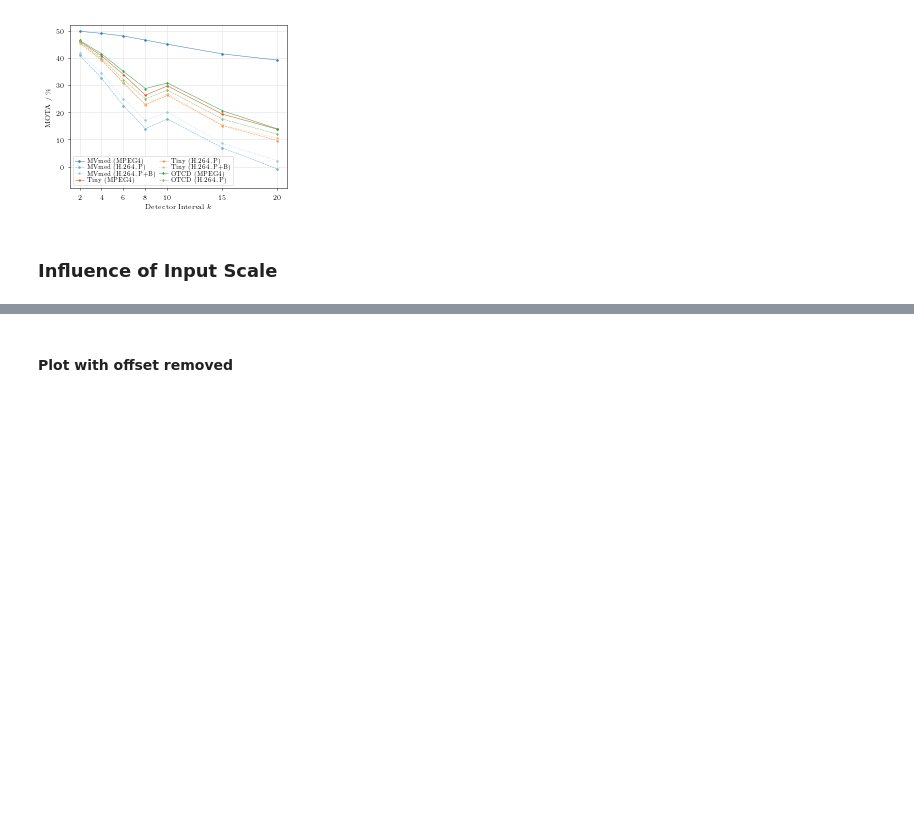
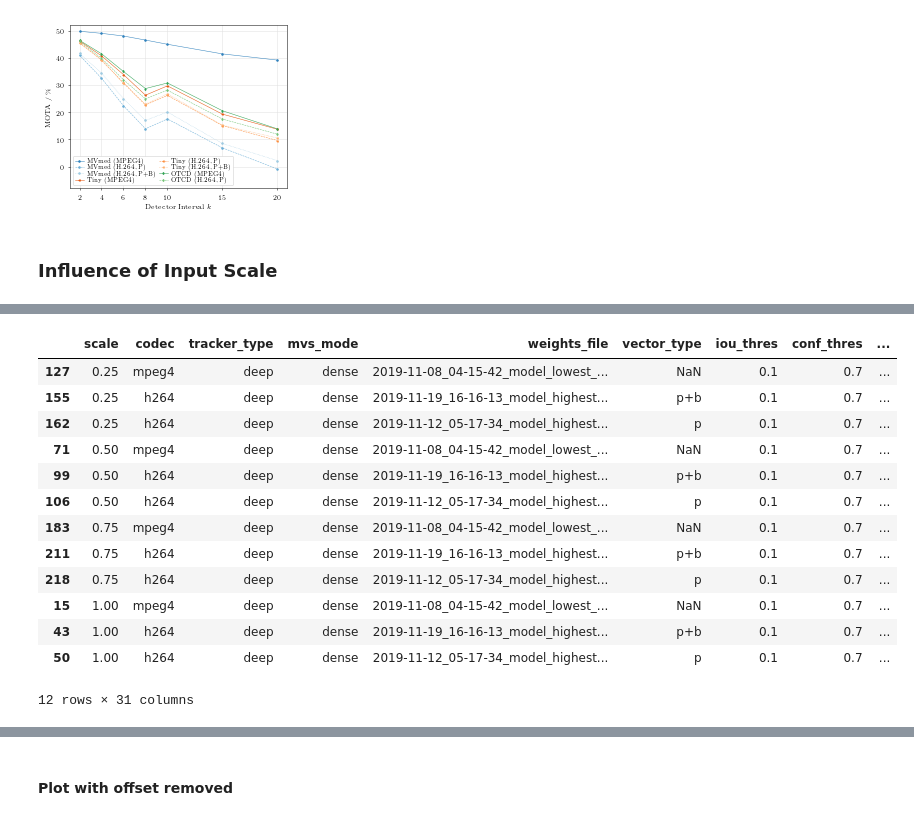
Before and after one commit to lukasbommes-unfinished-projects/mv-tracker, a Jupyter notebook: infos/paper/Plots.ipynb, the cells around one changed output, grey strips where cells are left out. Cells and saved outputs as stored; diff of their text form; code cells hidden in the pictures; blank space fills up the shorter version.

```diff
--- a/infos/paper/Plots.ipynb
+++ b/infos/paper/Plots.ipynb
@@ -176,0 +106,17 @@ plt.show()
+# %%
+deep_dense
+# %% [output]
+|  | scale | codec | tracker_type | mvs_mode | weights_file | vector_type | iou_thres | conf_thres | ... |
+| 127 | 0.25 | mpeg4 | deep | dense | 2019-11-08_04-15-42_model_lowest_... | NaN | 0.1 | 0.7 | ... |
+| 155 | 0.25 | h264 | deep | dense | 2019-11-19_16-16-13_model_highest... | p+b | 0.1 | 0.7 | ... |
+| 162 | 0.25 | h264 | deep | dense | 2019-11-12_05-17-34_model_highest... | p | 0.1 | 0.7 | ... |
+| 71 | 0.50 | mpeg4 | deep | dense | 2019-11-08_04-15-42_model_lowest_... | NaN | 0.1 | 0.7 | ... |
+| 99 | 0.50 | h264 | deep | dense | 2019-11-19_16-16-13_model_highest... | p+b | 0.1 | 0.7 | ... |
+| 106 | 0.50 | h264 | deep | dense | 2019-11-12_05-17-34_model_highest... | p | 0.1 | 0.7 | ... |
+| 183 | 0.75 | mpeg4 | deep | dense | 2019-11-08_04-15-42_model_lowest_... | NaN | 0.1 | 0.7 | ... |
+| 211 | 0.75 | h264 | deep | dense | 2019-11-19_16-16-13_model_highest... | p+b | 0.1 | 0.7 | ... |
+| 218 | 0.75 | h264 | deep | dense | 2019-11-12_05-17-34_model_highest... | p | 0.1 | 0.7 | ... |
+| 15 | 1.00 | mpeg4 | deep | dense | 2019-11-08_04-15-42_model_lowest_... | NaN | 0.1 | 0.7 | ... |
+| 43 | 1.00 | h264 | deep | dense | 2019-11-19_16-16-13_model_highest... | p+b | 0.1 | 0.7 | ... |
+| 50 | 1.00 | h264 | deep | dense | 2019-11-12_05-17-34_model_highest... | p | 0.1 | 0.7 | ... |
+12 rows × 31 columns
```
Also changed, not shown: parts of 2 cells of this notebook, 6 other files.
